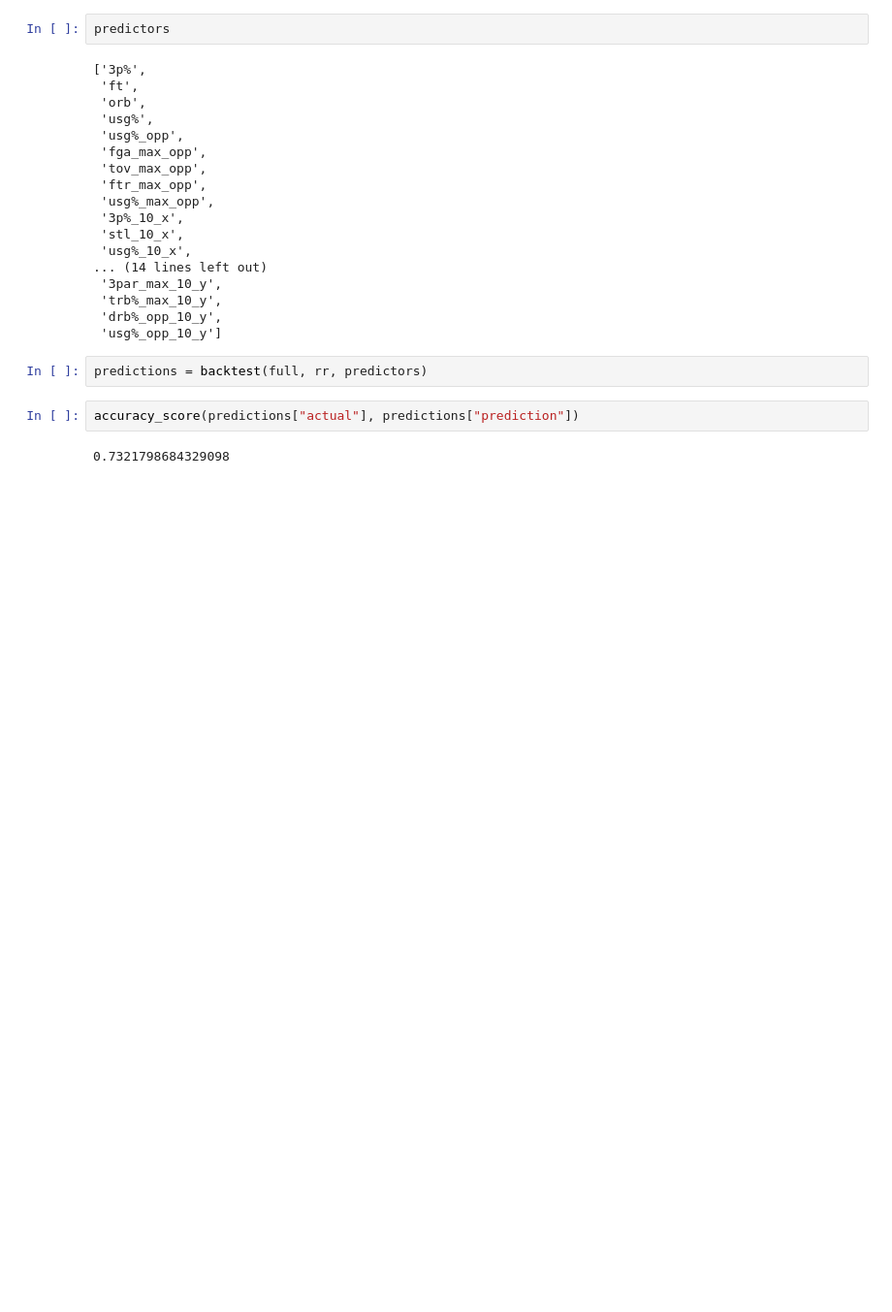
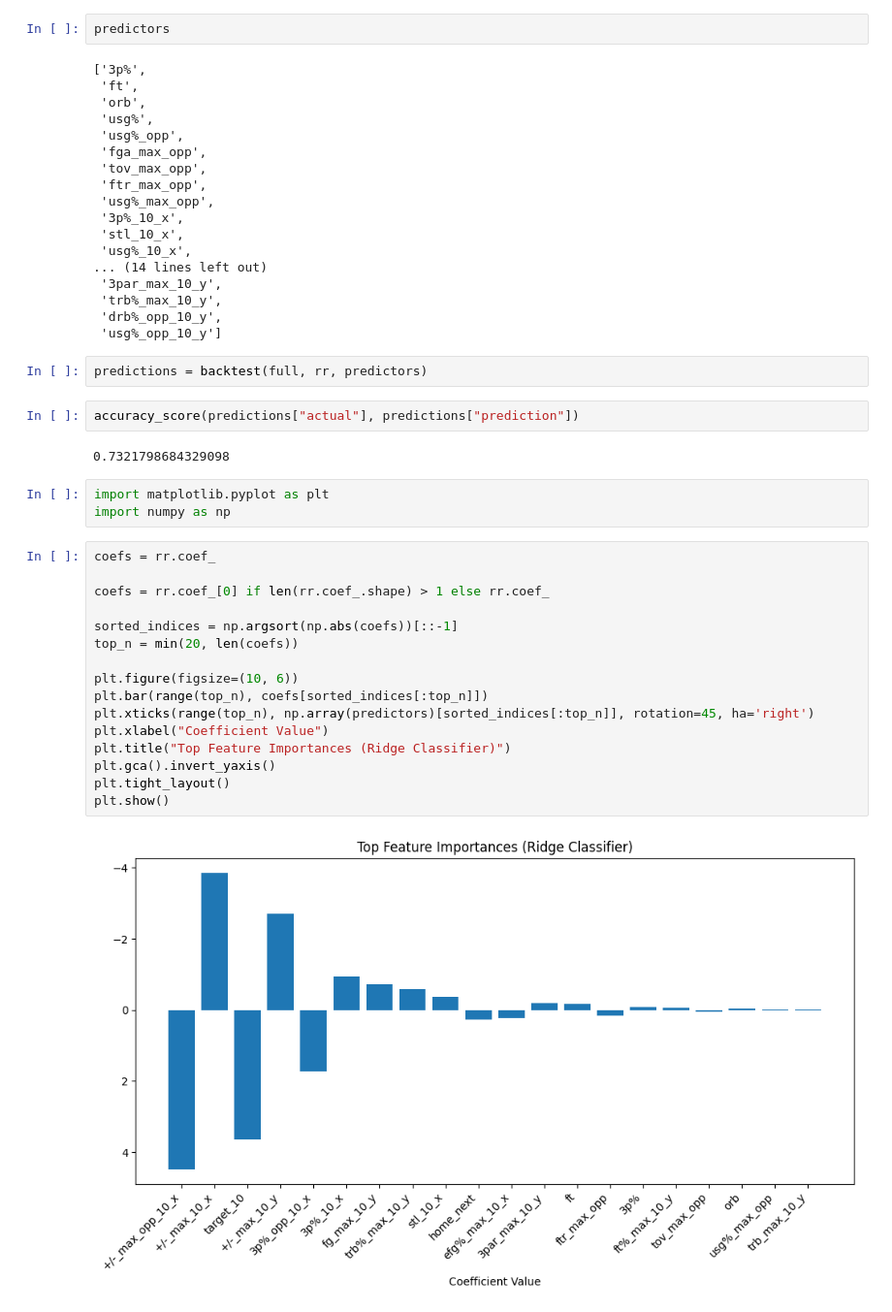
Before and after one commit to davidan03/nba-predict, a Jupyter notebook: predict.ipynb, the cells around one changed output. Shown at 97% size. Drawn from its saved outputs; the diff is of its cells as text; blank space fills up the shorter version.

Commit message:
Add graph for model

```diff
--- a/predict.ipynb
+++ b/predict.ipynb
@@ -478,3 +478,24 @@ predictions = backtest(full, rr, predictors)
 accuracy_score(predictions["actual"], predictions["prediction"])
 # %% [output]
 0.7321798684329098
+# %%
+import matplotlib.pyplot as plt
+import numpy as np
+# %%
+coefs = rr.coef_
+
+coefs = rr.coef_[0] if len(rr.coef_.shape) > 1 else rr.coef_
+
+sorted_indices = np.argsort(np.abs(coefs))[::-1]
+top_n = min(20, len(coefs))
+
+plt.figure(figsize=(10, 6))
+plt.bar(range(top_n), coefs[sorted_indices[:top_n]])
+plt.xticks(range(top_n), np.array(predictors)[sorted_indices[:top_n]], rotation=45, ha='right')
+plt.xlabel("Coefficient Value")
+plt.title("Top Feature Importances (Ridge Classifier)")
+plt.gca().invert_yaxis()
+plt.tight_layout()
+plt.show()
+# %% [output]
+[figure, added]
```
